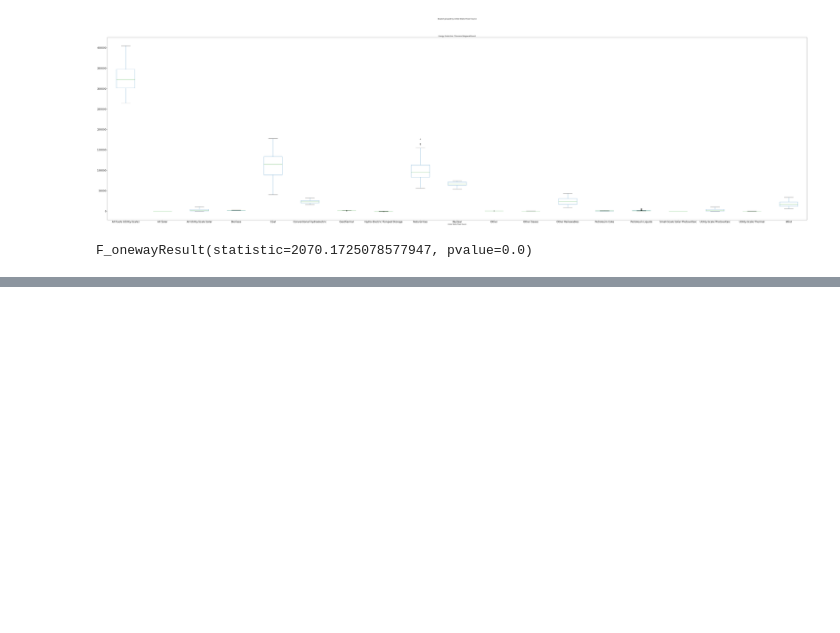
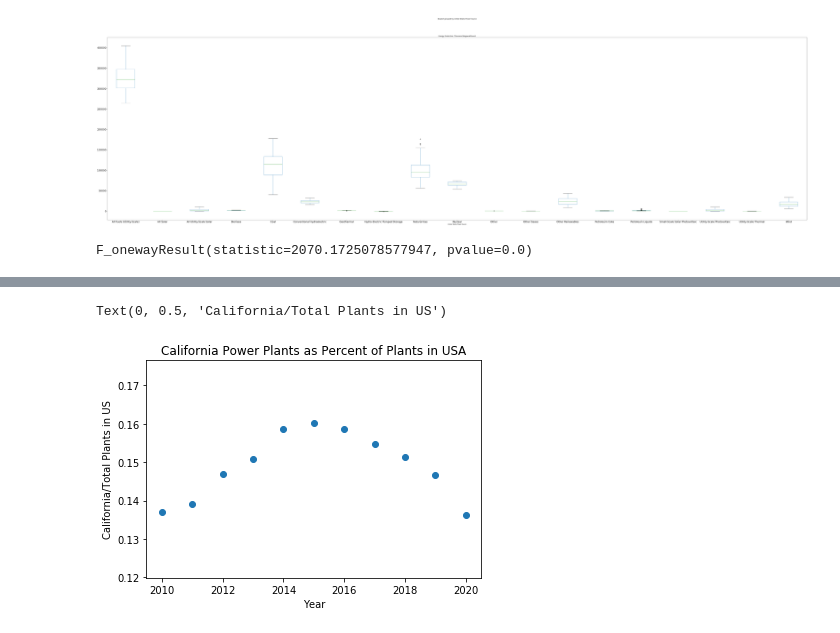
Before and after one commit to DylanRCastillo/CA-US-Emissions-and-Energy-Production, a Jupyter notebook: project_analysis_notebook.ipynb, the cells around one changed output, grey strips where cells are left out. Cells and saved outputs as stored; diff of their text form; code cells hidden in the pictures; blank space fills up the shorter version.

```diff
--- a/project_analysis_notebook.ipynb
+++ b/project_analysis_notebook.ipynb
@@ -386,0 +415,14 @@ F_onewayResult(statistic=2070.1725078577947, pvalue=0.0)
+# %%
+# powerplant construction over time for california
+per_year_plants = yearly_df.groupby('Year').count()['Plant Name']
+CA_plants = yearly_gp['Number of Plants'].loc['CA'].iloc[0:11]
+CA_percents_per_year = CA_plants/per_year_plants
+years_b = [2010,2011,2012,2013,2014,2015,2016,2017,2018,2019,2020]
+
+plt.scatter(years_b,CA_percents_per_year)
+plt.title('California Power Plants as Percent of Plants in USA')
+plt.xlabel('Year')
+plt.ylabel('California/Total Plants in US')
+# %% [output]
+Text(0, 0.5, 'California/Total Plants in US')
+[figure, added]
```
Also changed, not shown: parts of 8 cells of this notebook, 22 other files.
